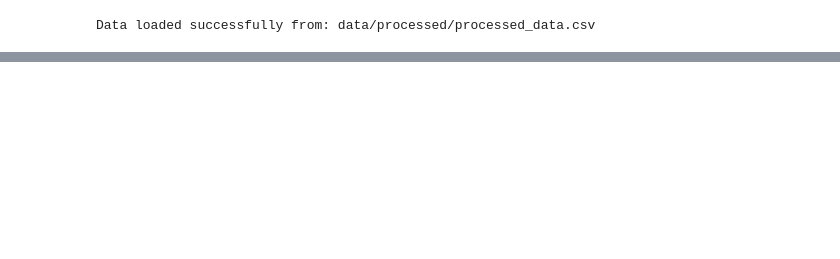
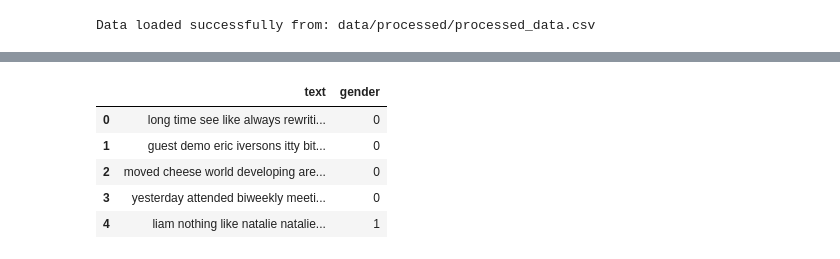
Before and after one commit to ndminhvn/gender-classification, a Jupyter notebook: pipeline.ipynb, the cells around one changed output, grey strips where cells are left out. Cells and saved outputs as stored; diff of their text form; code cells hidden in the pictures; blank space fills up the shorter version.

```diff
--- a/pipeline.ipynb
+++ b/pipeline.ipynb
@@ -31,5 +51,5 @@ Processed data saved at: data/processed/processed_data.csv
 # %%
 # Load preprocessed data
-df = load_data(f"{processed_data_path}/{processed_data_filename}")
+data_df = load_data(f"{processed_data_path}/{processed_data_filename}")
 # %% [output]
 Data loaded successfully from: data/processed/processed_data.csv
@@ -51,0 +56,9 @@ df = load_data(f"{processed_data_path}/augmented_data.csv")
+# %%
+data_df.head()
+# %% [output]
+|  | text | gender |
+| 0 | long time see like always rewriti... | 0 |
+| 1 | guest demo eric iversons itty bit... | 0 |
+| 2 | moved cheese world developing are... | 0 |
+| 3 | yesterday attended biweekly meeti... | 0 |
+| 4 | liam nothing like natalie natalie... | 1 |
```
Also changed, not shown: parts of 31 cells of this notebook, 2 other files.
